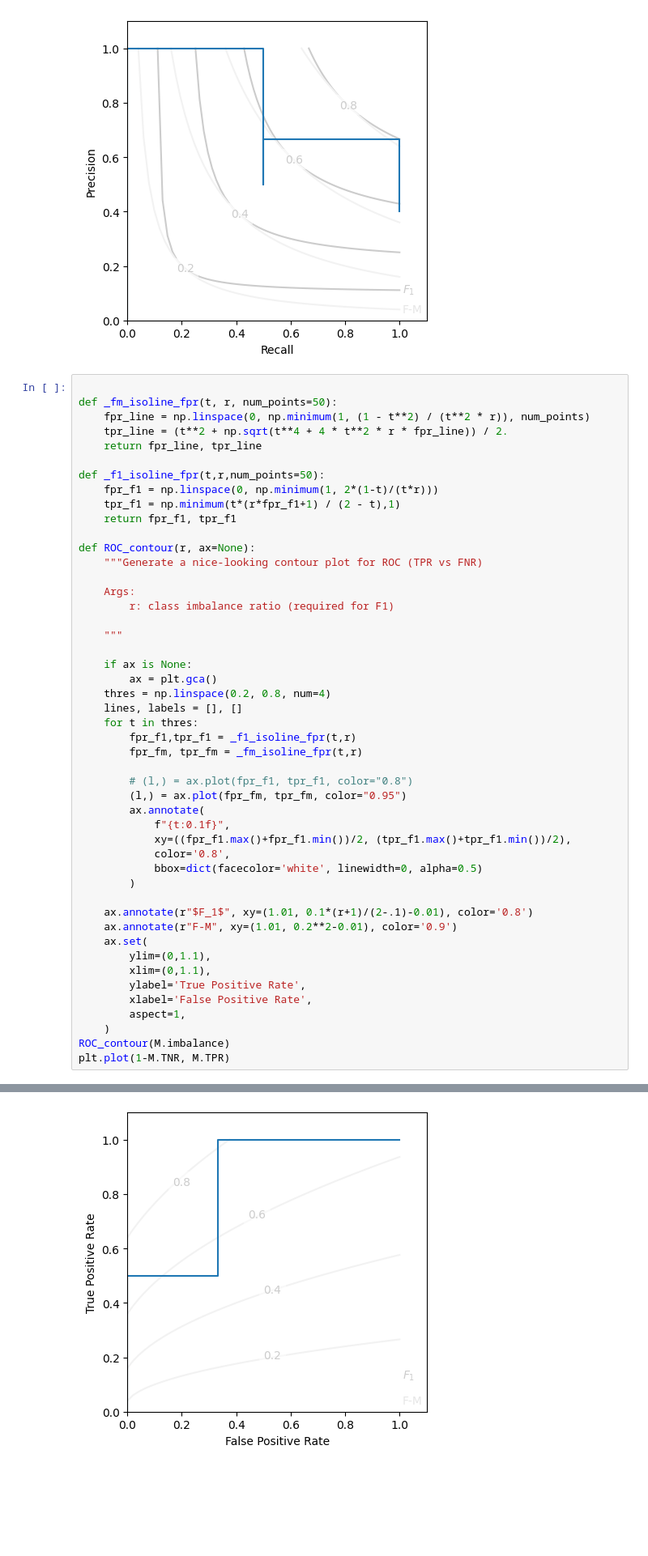
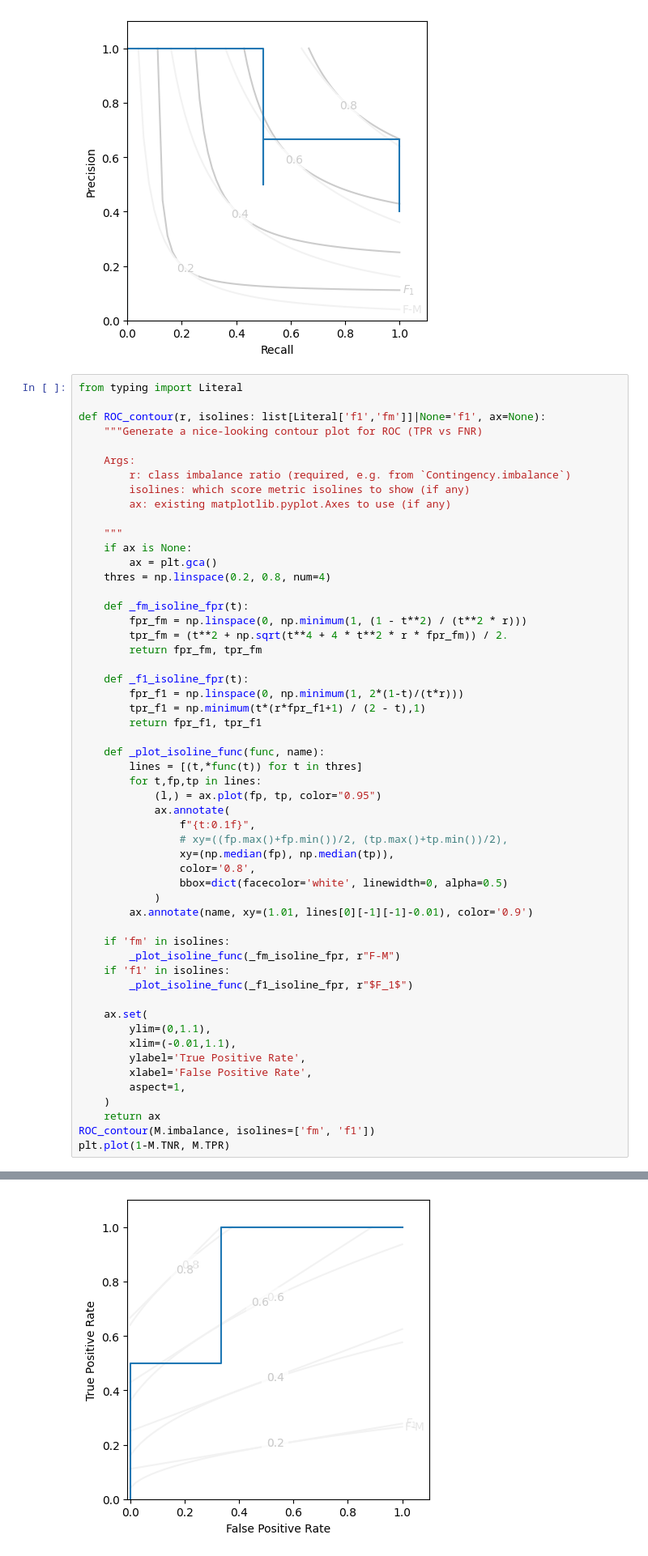
Before and after one commit to rtbs-dev/Contingency, a Jupyter notebook: examples/roc.ipynb, the cells around one changed output, grey strips where cells are left out. Shown at 81% size. Drawn from its saved outputs; the diff is of its cells as text; blank space fills up the shorter version.

Commit message:
add roc_contour, optimal preds

```diff
--- a/examples/roc.ipynb
+++ b/examples/roc.ipynb
@@ -33,56 +49,62 @@ plt.step(M.recall, M.precision, where='post')
 [<matplotlib.lines.Line2D at 0x...>]
 [figure]
 # %%
+from typing import Literal
 
-def _fm_isoline_fpr(t, r, num_points=50):
-    fpr_line = np.linspace(0, np.minimum(1, (1 - t**2) / (t**2 * r)), num_points)
-    tpr_line = (t**2 + np.sqrt(t**4 + 4 * t**2 * r * fpr_line)) / 2.
-    return fpr_line, tpr_line
-
-def _f1_isoline_fpr(t,r,num_points=50):
-    fpr_f1 = np.linspace(0, np.minimum(1, 2*(1-t)/(t*r)))
-    tpr_f1 = np.minimum(t*(r*fpr_f1+1) / (2 - t),1)
-    return fpr_f1, tpr_f1
-
-def ROC_contour(r, ax=None):
+def ROC_contour(r, isolines: list[Literal['f1','fm']]|None='f1', ax=None):
     """Generate a nice-looking contour plot for ROC (TPR vs FNR)
 
     Args:
-        r: class imbalance ratio (required for F1)
+        r: class imbalance ratio (required, e.g. from `Contingency.imbalance`)
+        isolines: which score metric isolines to show (if any)
+        ax: existing matplotlib.pyplot.Axes to use (if any)
 
     """
-
     if ax is None:
         ax = plt.gca()
     thres = np.linspace(0.2, 0.8, num=4)
-    lines, labels = [], []
-    for t in thres:
-        fpr_f1,tpr_f1 = _f1_isoline_fpr(t,r)
-        fpr_fm, tpr_fm = _fm_isoline_fpr(t,r)
 
-        # (l,) = ax.plot(fpr_f1, tpr_f1, color="0.8")
-        (l,) = ax.plot(fpr_fm, tpr_fm, color="0.95")
-        ax.annotate(
-            f"{t:0.1f}",
-            xy=((fpr_f1.max()+fpr_f1.min())/2, (tpr_f1.max()+tpr_f1.min())/2),
-            color='0.8',
-            bbox=dict(facecolor='white', linewidth=0, alpha=0.5)
-        )
+    def _fm_isoline_fpr(t):
+        fpr_fm = np.linspace(0, np.minimum(1, (1 - t**2) / (t**2 * r)))
+        tpr_fm = (t**2 + np.sqrt(t**4 + 4 * t**2 * r * fpr_fm)) / 2.
+        return fpr_fm, tpr_fm
 
-    ax.annotate(r"$F_1$", xy=(1.01, 0.1*(r+1)/(2-.1)-0.01), color='0.8')
-    ax.annotate(r"F-M", xy=(1.01, 0.2**2-0.01), color='0.9')
+    def _f1_isoline_fpr(t):
+        fpr_f1 = np.linspace(0, np.minimum(1, 2*(1-t)/(t*r)))
+        tpr_f1 = np.minimum(t*(r*fpr_f1+1) / (2 - t),1)
+        return fpr_f1, tpr_f1
+
+    def _plot_isoline_func(func, name):
+        lines = [(t,*func(t)) for t in thres]
+        for t,fp,tp in lines:
+            (l,) = ax.plot(fp, tp, color="0.95")
+            ax.annotate(
+                f"{t:0.1f}",
+                # xy=((fp.max()+fp.min())/2, (tp.max()+tp.min())/2),
+                xy=(np.median(fp), np.median(tp)),
+                color='0.8',
+                bbox=dict(facecolor='white', linewidth=0, alpha=0.5)
+            )
+        ax.annotate(name, xy=(1.01, lines[0][-1][-1]-0.01), color='0.9')
+
+    if 'fm' in isolines:
+        _plot_isoline_func(_fm_isoline_fpr, r"F-M")
+    if 'f1' in isolines:
+        _plot_isoline_func(_f1_isoline_fpr, r"$F_1$")
+
     ax.set(
         ylim=(0,1.1),
-        xlim=(0,1.1),
+        xlim=(-0.01,1.1),
         ylabel='True Positive Rate',
         xlabel='False Positive Rate',
         aspect=1,
     )
-ROC_contour(M.imbalance)
+    return ax
+ROC_contour(M.imbalance, isolines=['fm', 'f1'])
 plt.plot(1-M.TNR, M.TPR)
 # %% [output]
 [<matplotlib.lines.Line2D at 0x...>]
-[figure, old version]
+[figure, new version]
 # %%
 from contingency.contingent import trapezoid
 # -trapezoid(M.TPR, x=M.FPR)
```
Also changed, not shown: parts of 4 cells of this notebook, 2 other files.
